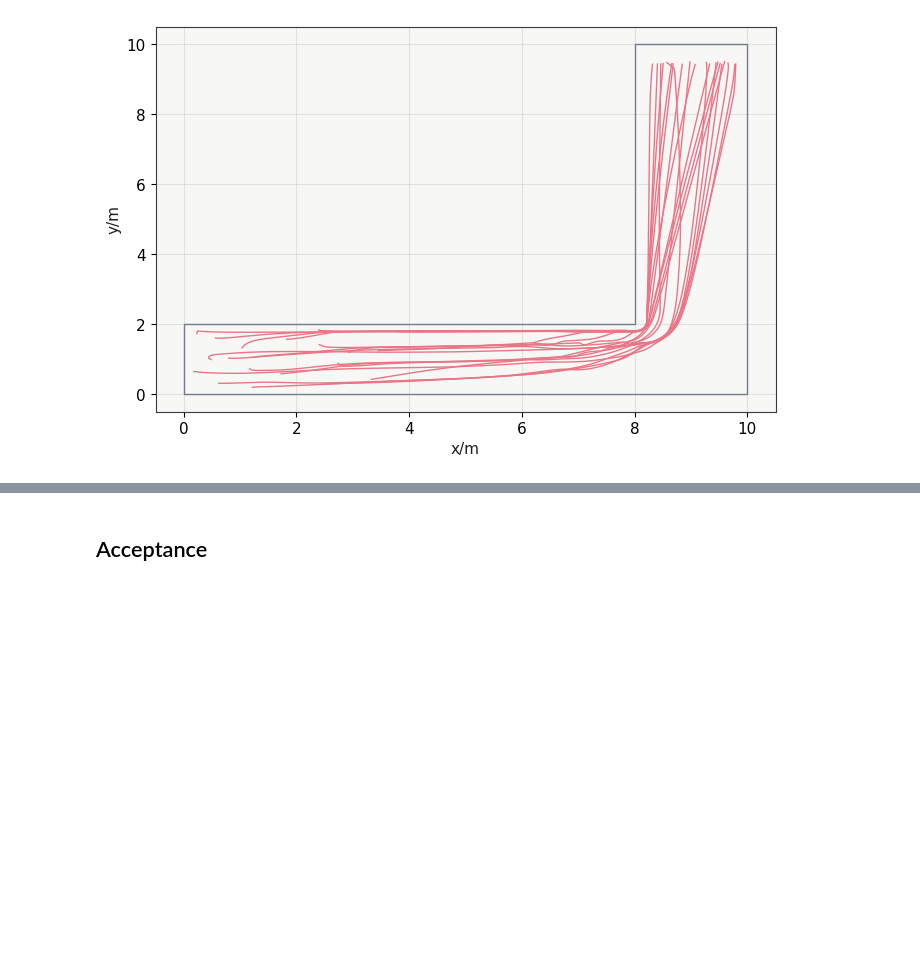
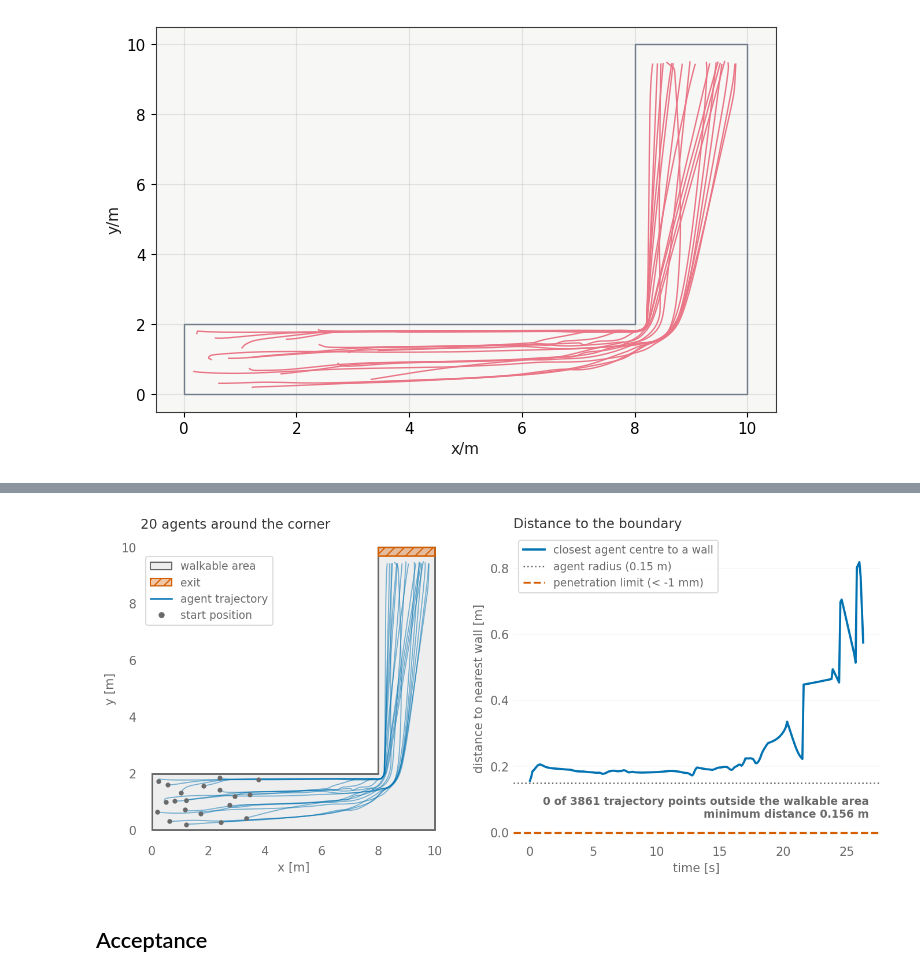
Before and after one commit to PedestrianDynamics/jupedsim-web-community, a Jupyter notebook: standards/iso/iso04_corner.ipynb, the cells around one changed output, grey strips where cells are left out. Drawn from its saved outputs; the diff is of its cells as text; code cells hidden in the pictures; blank space fills up the shorter version.

```diff
--- a/standards/iso/iso04_corner.ipynb
+++ b/standards/iso/iso04_corner.ipynb
@@ -96,3 +196,37 @@ plt.show()
+# %%
+# Trajectories in the corner geometry and distance of every agent centre to the nearest wall.
+import shapely
+from matplotlib.collections import LineCollection
+
+wall_dist = shapely.distance(walkable.boundary, shapely.points(df["x"], df["y"]))
+with plt.rc_context(VV_RC):
+    fig, (ax1, ax2) = plt.subplots(1, 2, figsize=(11, 4.6), gridspec_kw={"width_ratios": [1, 1.2]})
+    handles = vv_draw_scenario(ax1, scenario, starts=False)
+    segs = [g.sort_values("frame")[["x", "y"]].to_numpy() for _, g in df.groupby("id")]
+    ax1.add_collection(LineCollection(segs, colors=VV_BLUE, linewidths=0.9, alpha=0.5, zorder=4))
+    ax1.plot([s[0, 0] for s in segs], [s[0, 1] for s in segs], "o", color="dimgrey", ms=3, zorder=5)
+    handles += [Line2D([], [], color=VV_BLUE, lw=1.2, label="agent trajectory"),
+                Line2D([], [], color="dimgrey", marker="o", ls="", ms=4, label="start position")]
+    ax1.legend(handles=handles, loc="upper left", bbox_to_anchor=(0.0, 0.95))
+    ax1.set_title(f"{df['id'].nunique()} agents around the corner", loc="left")
+    min_dist = pd.Series(wall_dist).groupby(df["frame"].to_numpy()).min()
+    radius = next(iter(scenario.distributions.values()))["parameters"]["radius"]
+    ax2.plot(min_dist.index / result.frame_rate, min_dist.to_numpy(), color=VV_BLUE, lw=1.8,
+             label="closest agent centre to a wall")
+    ax2.axhline(radius, color="dimgrey", ls=":", lw=1.2, label=f"agent radius ({radius:g} m)")
+    ax2.axhline(-0.001, color=VV_RED, ls="--", lw=1.6, label="penetration limit (< -1 mm)")
+    ax2.set_ylim(-0.03, min_dist.max() * 1.1)
+    ax2.set_xlabel("time [s]")
+    ax2.set_ylabel("distance to nearest wall [m]")
+    ax2.set_title("Distance to the boundary", loc="left")
+    ax2.legend(loc="upper left")
+    ax2.text(0.97, 0.08, f"{len(outside)} of {len(df)} trajectory points outside the walkable area\n"
+             f"minimum distance {wall_dist.min():.3f} m", transform=ax2.transAxes, ha="right",
+             color="dimgrey", fontweight="semibold", fontsize=9)
+    ax2.grid(axis="x", visible=False)
+    plt.show()
+# %% [output]
+[figure, added]
 # %% [markdown]
 ## Acceptance
 # %%
```
Also changed, not shown: parts of 5 cells of this notebook, 38 other files.
